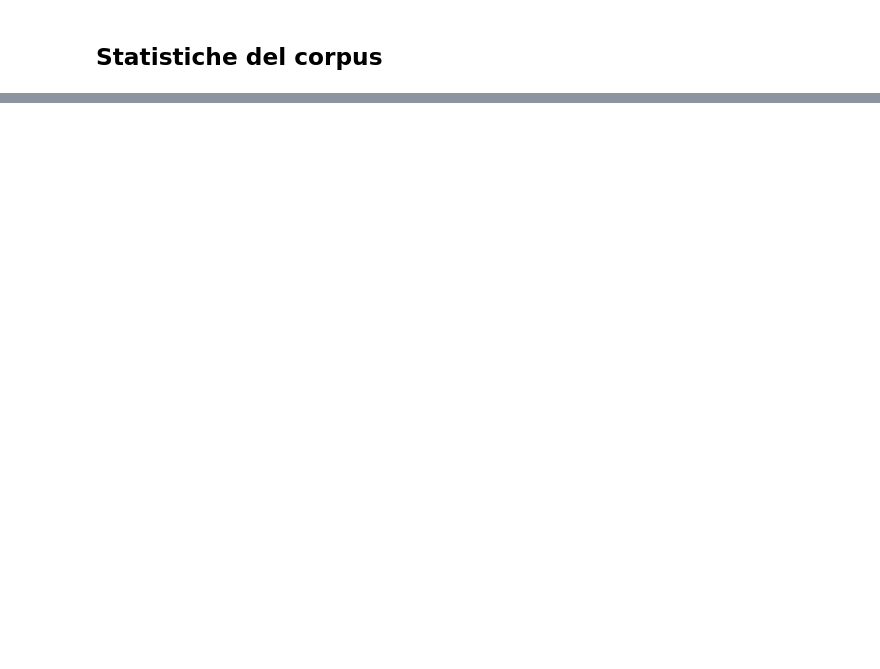
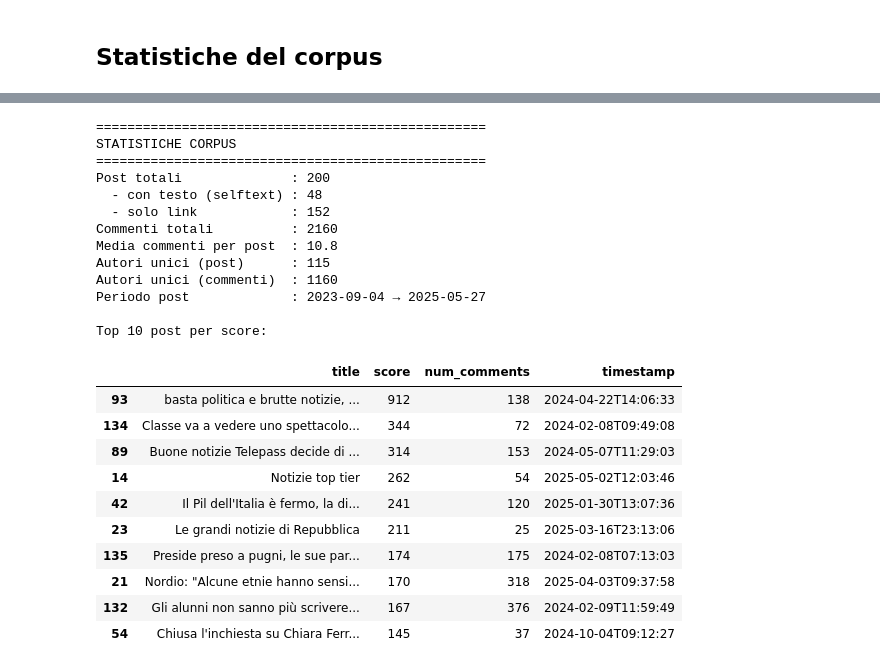
Before and after one commit to V3R0N1C4/ELIta_tesi, a Jupyter notebook: Fase3/Raccolta_Reddit.ipynb, the cells around one changed output, grey strips where cells are left out. Drawn from its saved outputs; the diff is of its cells as text; code cells hidden in the pictures; blank space fills up the shorter version.

```diff
--- a/Fase3/Raccolta_Reddit.ipynb
+++ b/Fase3/Raccolta_Reddit.ipynb
@@ -267,17 +47,0 @@ Analisi:
-# %%
-from tqdm.auto import tqdm
-
-print(f"Processamento di {len(df_corpus)} commenti con spaCy...")
-
-all_tokens = []
-for _, row in tqdm(df_corpus.iterrows(), total=len(df_corpus)):
-    for t in process_text(row["comment_text"]):
-        all_tokens.append({"comment_id": row["comment_id"], **t})
-
-df_tokens = pd.DataFrame(all_tokens)
-df_adj    = df_tokens[df_tokens["is_adj"] == True]
-
-print(f"\nToken totali     : {len(df_tokens)}")
-print(f"Aggettivi trovati: {len(df_adj)}")
-print(f"\nTop 20 aggettivi più frequenti:")
-print(df_adj["lemma"].value_counts().head(20))
@@ -355,0 +347,57 @@ Periodo temporale        : 2021-08-05 → 2023-12-31
+# %%
+import plotly.express as px
+
+print("=" * 50)
+print("STATISTICHE CORPUS")
+print("=" * 50)
+print(f"Post totali              : {len(df_posts)}")
+print(f"  - con testo (selftext) : {(df_posts['selftext'] != '').sum()}")
+print(f"  - solo link            : {(df_posts['selftext'] == '').sum()}")
+print(f"Commenti totali          : {len(df_comments)}")
+print(f"Media commenti per post  : {len(df_comments)/len(df_posts):.1f}")
+print(f"Autori unici (post)      : {df_posts['author'].nunique()}")
+print(f"Autori unici (commenti)  : {df_comments['author'].nunique()}")
+print(f"Periodo post             : {df_posts['timestamp'].min()[:10]} → {df_posts['timestamp'].max()[:10]}")
+
+# Post per mese
+df_posts["mese"] = df_posts["timestamp"].str[:7]
+fig1 = px.bar(df_posts["mese"].value_counts().sort_index().reset_index(),
+              x="mese", y="count", title="Post per mese",
+              labels={"mese": "Mese", "count": "Post"})
+fig1.show()
+
+# Distribuzione commenti per post
+commenti_per_post = df_comments.groupby("post_id").size().reset_index(name="n_commenti")
+fig2 = px.histogram(commenti_per_post, x="n_commenti", nbins=26,
+                    title="Distribuzione commenti raccolti per post",
+                    labels={"n_commenti": "Commenti raccolti", "count": "Post"})
+fig2.show()
+
+# Top 10 post per score
+print("\nTop 10 post per score:")
+display(df_posts.nlargest(10, "score")[["title", "score", "num_comments", "timestamp"]])
+# %% [output]
+==================================================
+STATISTICHE CORPUS
+==================================================
+Post totali              : 200
+  - con testo (selftext) : 48
+  - solo link            : 152
+Commenti totali          : 2160
+Media commenti per post  : 10.8
+Autori unici (post)      : 115
+Autori unici (commenti)  : 1160
+Periodo post             : 2023-09-04 → 2025-05-27
+
+Top 10 post per score:
+|  | title | score | num_comments | timestamp |
+| 93 | basta politica e brutte notizie, ... | 912 | 138 | 2024-04-22T14:06:33 |
+| 134 | Classe va a vedere uno spettacolo... | 344 | 72 | 2024-02-08T09:49:08 |
+| 89 | Buone notizie Telepass decide di ... | 314 | 153 | 2024-05-07T11:29:03 |
+| 14 | Notizie top tier | 262 | 54 | 2025-05-02T12:03:46 |
+| 42 | Il Pil dell'Italia è fermo, la di... | 241 | 120 | 2025-01-30T13:07:36 |
+| 23 | Le grandi notizie di Repubblica | 211 | 25 | 2025-03-16T23:13:06 |
+| 135 | Preside preso a pugni, le sue par... | 174 | 175 | 2024-02-08T07:13:03 |
+| 21 | Nordio: "Alcune etnie hanno sensi... | 170 | 318 | 2025-04-03T09:37:58 |
+| 132 | Gli alunni non sanno più scrivere... | 167 | 376 | 2024-02-09T11:59:49 |
+| 54 | Chiusa l'inchiesta su Chiara Ferr... | 145 | 37 | 2024-10-04T09:12:27 |
```
Also changed, not shown: parts of 22 cells of this notebook, 1 other file.
